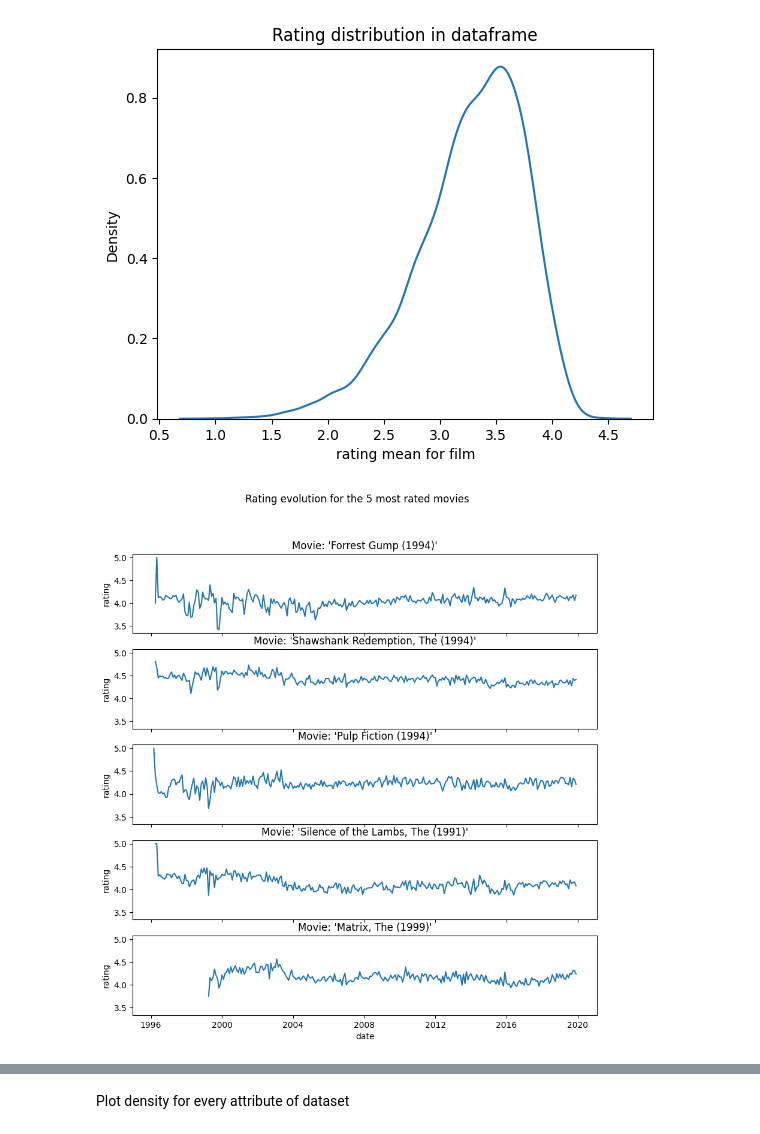
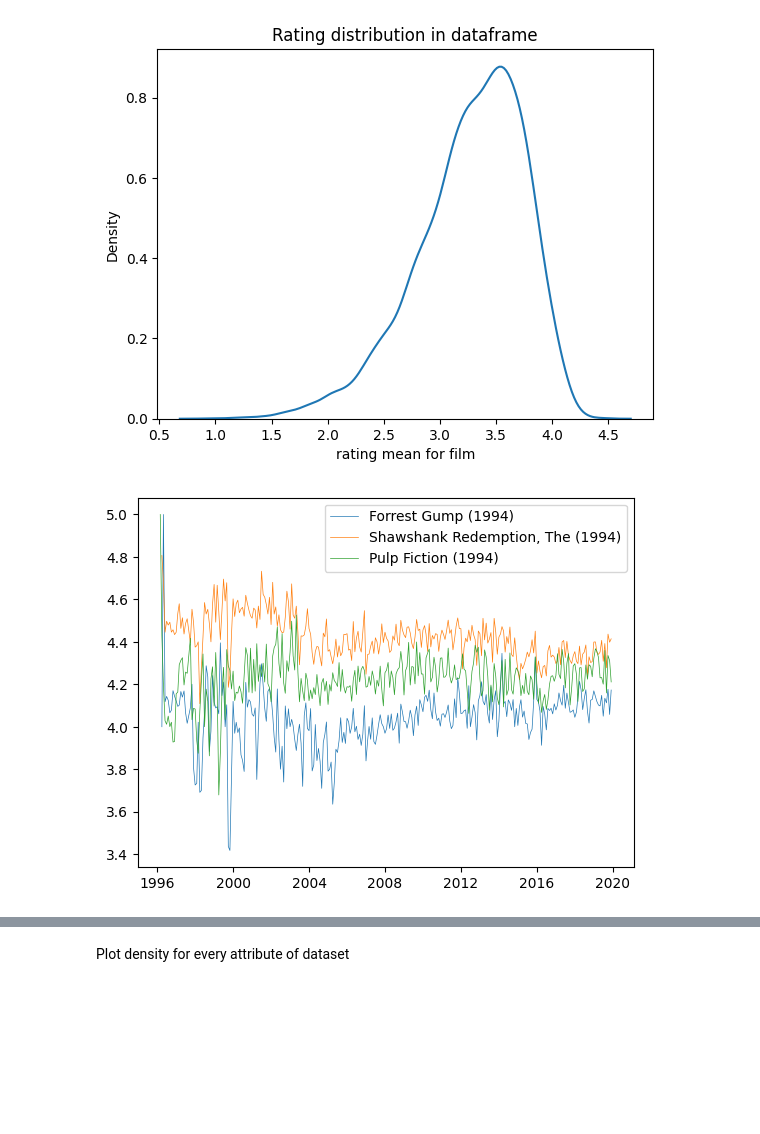
Before and after one commit to nicolopizzo/data-analytics, a Jupyter notebook: analysis.ipynb, the cells around one changed output, grey strips where cells are left out. Drawn from its saved outputs; the diff is of its cells as text; code cells hidden in the pictures; blank space fills up the shorter version.

```diff
--- a/analysis.ipynb
+++ b/analysis.ipynb
@@ -201,20 +159,12 @@ for dataset in datasets:
 ##### Duplicates Filtering
 The following results show that there are no duplicates in the dataset.
 # %%
-for i, dataset in enumerate(datasets):
+# print number of rows
+print('Number of rows: ', df.shape[0])
 
-    df = dataset['data']
+# drop duplicated rows
+df = df.drop_duplicates()
 
-    print('\nData filtering for dataset {}'.format(i+1))
-    # print number of rows
-    print('Number of rows: ', df.shape[0])
-
-    # drop duplicated rows
-    df = df.drop_duplicates()
-
-    # print number of rows after dropping missing values
-    print('Number of rows after dropping duplicated rows: ', df.shape[0])
-
-
-    dataset['data'] = df
+# print number of rows after dropping missing values
+print('Number of rows after dropping duplicated rows: ', df.shape[0])
 # %% [output]
@@ -252,30 +195,28 @@ plt.show()
 # %% [output]
 [figure]
 # %%
-movies_to_show = 5
-fig, axs = plt.subplots(movies_to_show, sharex=True, sharey=True, figsize=(10, 10))
+movies_to_show = 3
 
 most_rated_movies = ratings.groupby('movieId').count().sort_values('rating', ascending=False).head(movies_to_show).index
 
-to_line_plot = []
 for i in range(movies_to_show):
-    tmp = ratings.where(ratings['movieId'] == most_rated_movies[i]).dropna()
-    tmp['date'] = pd.to_datetime(tmp['timestamp'], unit='s')
+    data = ratings.where(ratings['movieId'] == most_rated_movies[i]).dropna()
+    data['date'] = pd.to_datetime(data['timestamp'], unit='s')
 
     # Computing the mean for each month
-    tmp = tmp.resample("M", on='date').mean()[['movieId', 'rating']].dropna()
-    to_line_plot.append(tmp)
+    data = data.resample("M", on='date').mean()[['movieId', 'rating']].dropna()
     movie_title = movies.where(movies['movieId'] == most_rated_movies[i]).dropna()['title'].values[0]
-    axs[i].set_title("Movie: '" + movie_title + "'")
+    data['title'] = movie_title
 
+    # Visualization
+    x = data.index
+    y = data['rating']
+    plt.plot(x, y, label=movie_title, linewidth=0.5)
 
-for i in range(movies_to_show):
-    sns.lineplot(x='date', y='rating', ax=axs[i], data=to_line_plot[i])
-
-fig.suptitle('Rating evolution for the 5 most rated movies')
+plt.legend()
 plt.show()
 # %% [output]
-[figure, old version]
+[figure, new version]
 # %%
 # Same as above cell but the 3 movies with the highest standard deviation
 movies_to_show = 3
```
Also changed, not shown: parts of 67 cells of this notebook.
